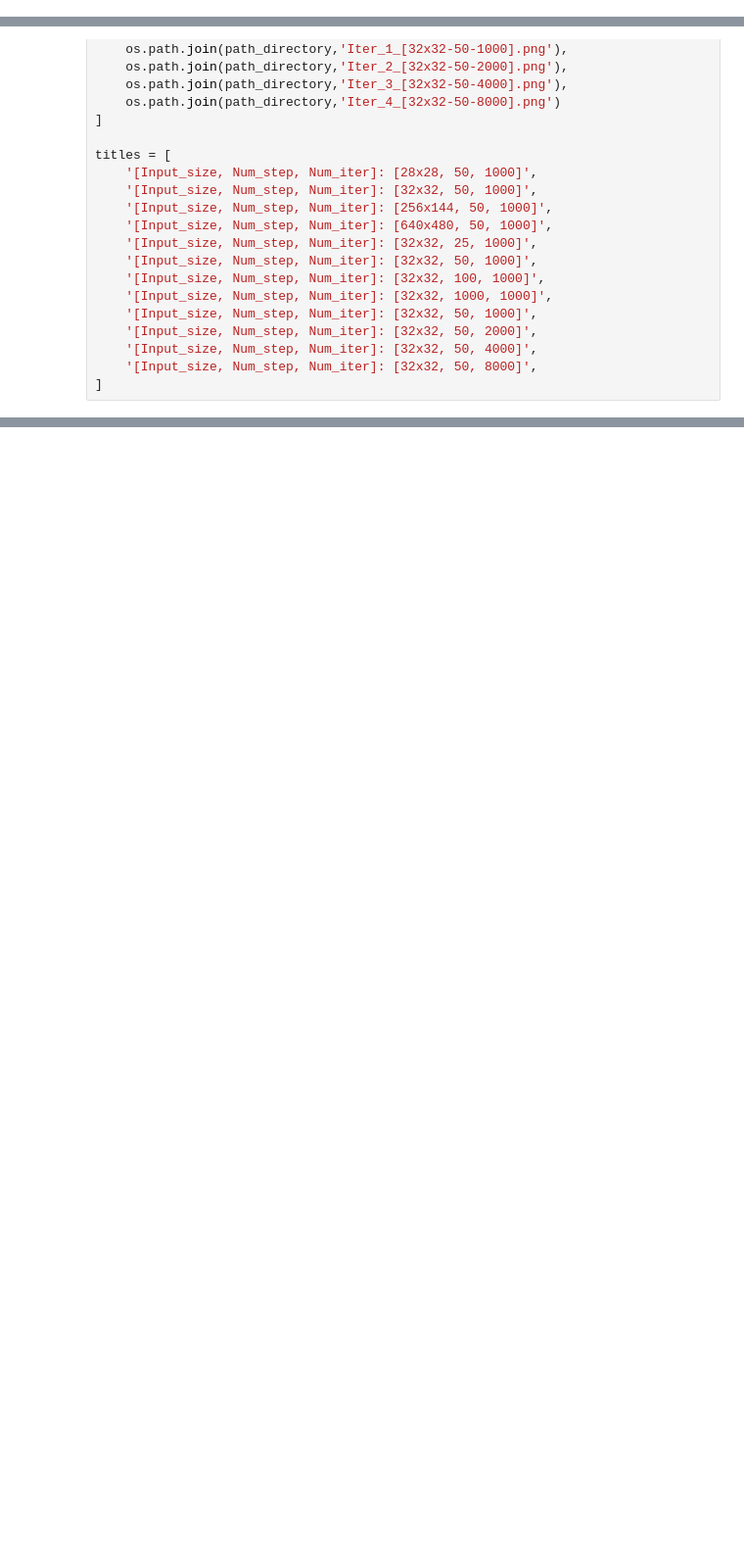
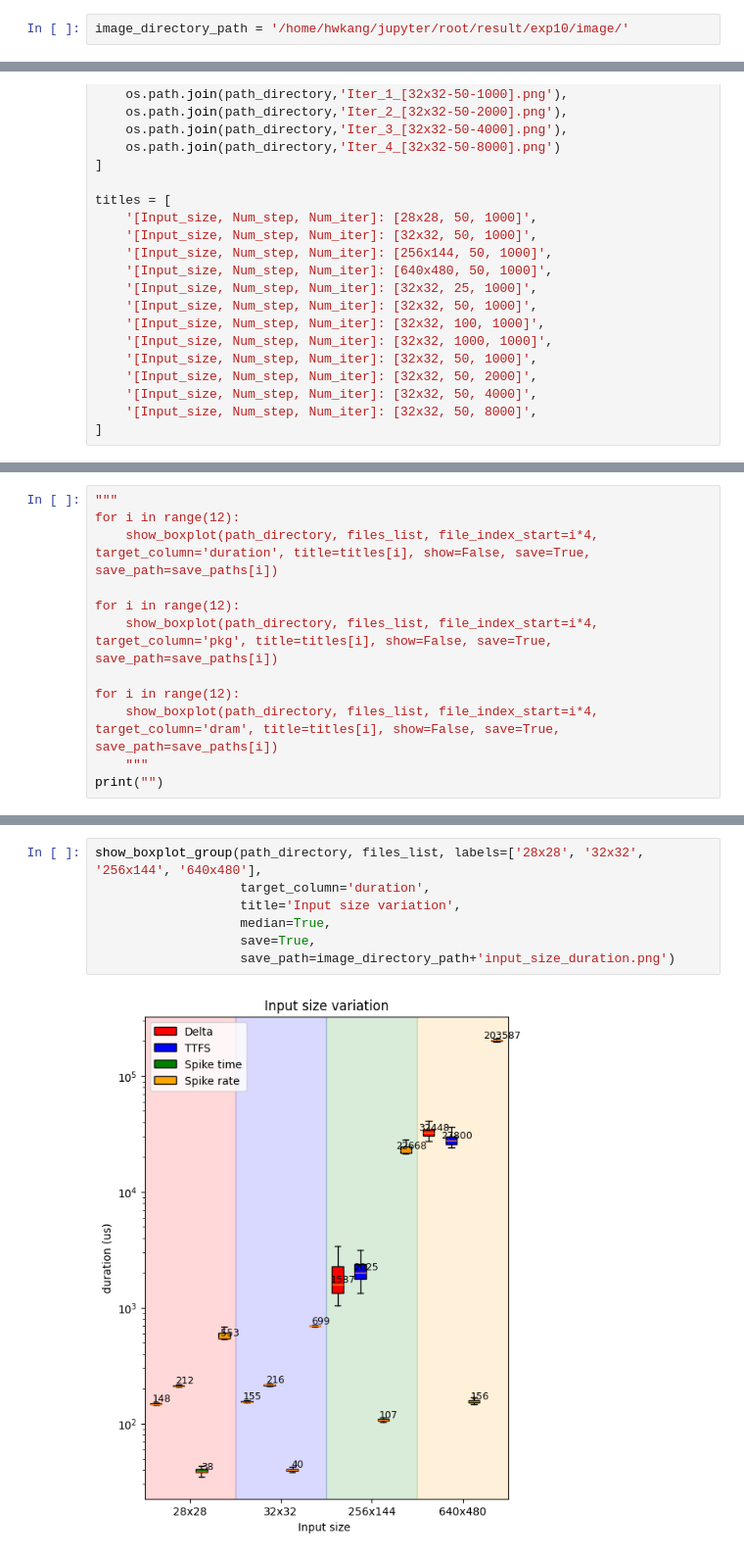
Before and after one commit to pioneer0413/RENS, a Jupyter notebook: experiment/experiment-10/pilot_exp10_analysis.ipynb, the cells around one changed output, grey strips where cells are left out. Shown: that part at 98% size. Cells and saved outputs as stored; diff of their text form; blank space fills up the shorter version.

```diff
--- a/experiment/experiment-10/pilot_exp10_analysis.ipynb
+++ b/experiment/experiment-10/pilot_exp10_analysis.ipynb
@@ -8,6 +8,8 @@ def list_files_in_directory(path):
     return files
 # %%
 path_directory = '/home/hwkang/jupyter/root/result/exp10/perf'
+# %%
+image_directory_path = '/home/hwkang/jupyter/root/result/exp10/image/'
 # %%
 files_list = list_files_in_directory(path_directory)
 # %%
@@ -100,0 +94,12 @@ for i in range(12):
+# %%
+"""
+for i in range(12):
+    show_boxplot(path_directory, files_list, file_index_start=i*4, target_column='duration', title=titles[i], show=False, save=True, save_path=save_paths[i])
+
+for i in range(12):
+    show_boxplot(path_directory, files_list, file_index_start=i*4, target_column='pkg', title=titles[i], show=False, save=True, save_path=save_paths[i])
+
+for i in range(12):
+    show_boxplot(path_directory, files_list, file_index_start=i*4, target_column='dram', title=titles[i], show=False, save=True, save_path=save_paths[i])
+    """
+print("")
@@ -100,0 +189,9 @@ for i in range(12):
+# %%
+show_boxplot_group(path_directory, files_list, labels=['28x28', '32x32', '256x144', '640x480'],
+                   target_column='duration',
+                   title='Input size variation',
+                   median=True,
+                   save=True,
+                   save_path=image_directory_path+'input_size_duration.png')
+# %% [output]
+[figure, added]
```
Also changed, not shown: parts of 13 cells of this notebook, 1 other file.
